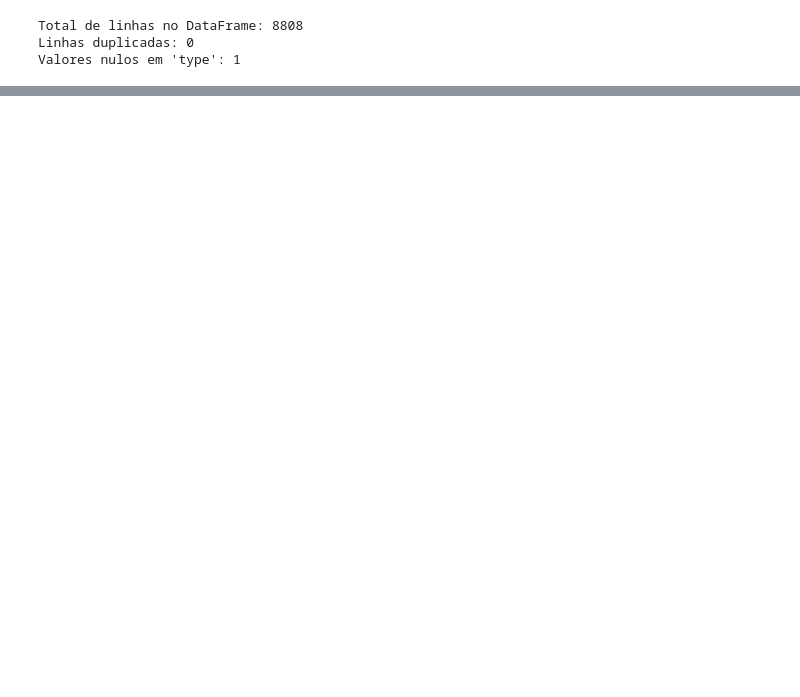
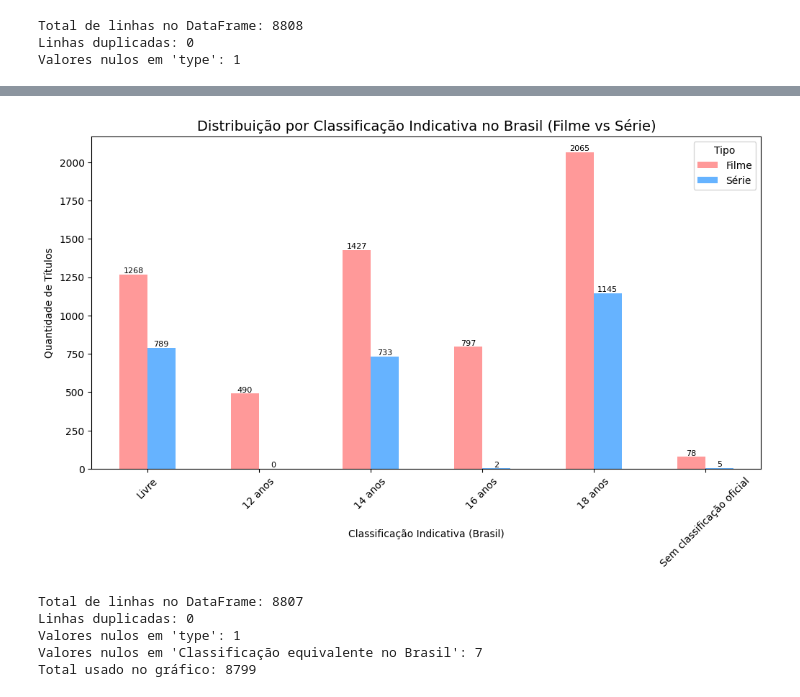
Before and after one commit to isadoraxaavier/trabalho_estatistica, a Jupyter notebook: Estatística.ipynb, the cells around one changed output, grey strips where cells are left out. Drawn from its saved outputs; the diff is of its cells as text; code cells hidden in the pictures; blank space fills up the shorter version.

```diff
--- a/Estatística.ipynb
+++ b/Estatística.ipynb
@@ -273,32 +403,55 @@ df_limpo = df.dropna(subset=["Classificação equivalente no Brasil", "type"])
 df_limpo = df_limpo[df_limpo["type"].isin(["Movie", "TV Show"])]
 
 # 🔹 Contagem por Classificação (Brasil) e Tipo
 contagem = df_limpo.groupby(["Classificação equivalente no Brasil", "type"]).size().unstack(fill_value=0)
 
 # 🔹 Traduzir nomes de tipo
 contagem = contagem.rename(columns={"Movie":"Filme", "TV Show":"Série"})
 
+
+# 🔹 Reordenar colocando "Livre" primeiro
+if "Livre" in contagem.index:
+    ordem = ["Livre"] + [x for x in contagem.index if x != "Livre"]
+    contagem = contagem.loc[ordem]
+
+
+
 # 🔹 Gráfico de barras agrupadas
 ax = contagem.plot(kind="bar", figsize=(12,6), color=["#ff9999","#66b3ff"])
 
 plt.title("Distribuição por Classificação Indicativa no Brasil (Filme vs Série)", fontsize=14)
 plt.xlabel("Classificação Indicativa (Brasil)")
 plt.ylabel("Quantidade de Títulos")
 plt.xticks(rotation=45)
 plt.legend(title="Tipo")
 
+ax.set_xlabel("Classificação Indicativa (Brasil)", labelpad=-40)
 
 # 🔹 Adicionar valores em cima das barras
 for container in ax.containers:
     ax.bar_label(container, label_type="edge", fontsize=8)
 
 plt.show()
 
 # Número total de registros
 print("Total de linhas no DataFrame:", len(df))
 
-# Conferir se há linhas duplicadas ou perdidas
+# Conferir se há linhas duplicadas
 print("Linhas duplicadas:", df.duplicated().sum())
 
-# Conferir se há valores nulos na coluna 'type' (às vezes corta no final)
+# Conferir se há valores nulos em 'type'
 print("Valores nulos em 'type':", df['type'].isna().sum())
+
+# Conferir se há valores nulos em 'Classificação equivalente no Brasil'
+print("Valores nulos em 'Classificação equivalente no Brasil':",
+      df['Classificação equivalente no Brasil'].isna().sum())
+
+total_grafico = contagem.values.sum()
+print("Total usado no gráfico:", total_grafico)
+# %% [output]
+[figure, added]
+Total de linhas no DataFrame: 8807
+Linhas duplicadas: 0
+Valores nulos em 'type': 1
+Valores nulos em 'Classificação equivalente no Brasil': 7
+Total usado no gráfico: 8799
```
Also changed, not shown: parts of 8 cells of this notebook.
